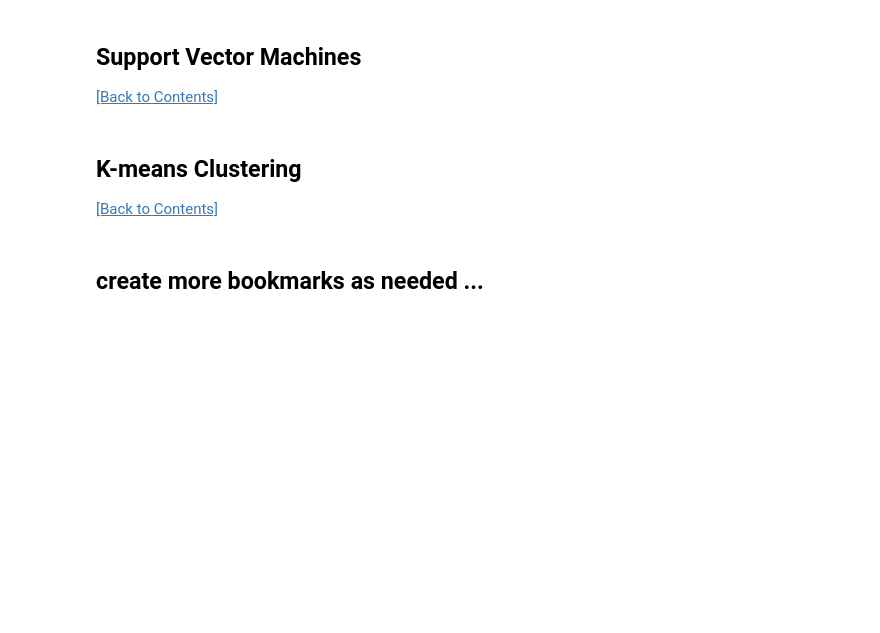
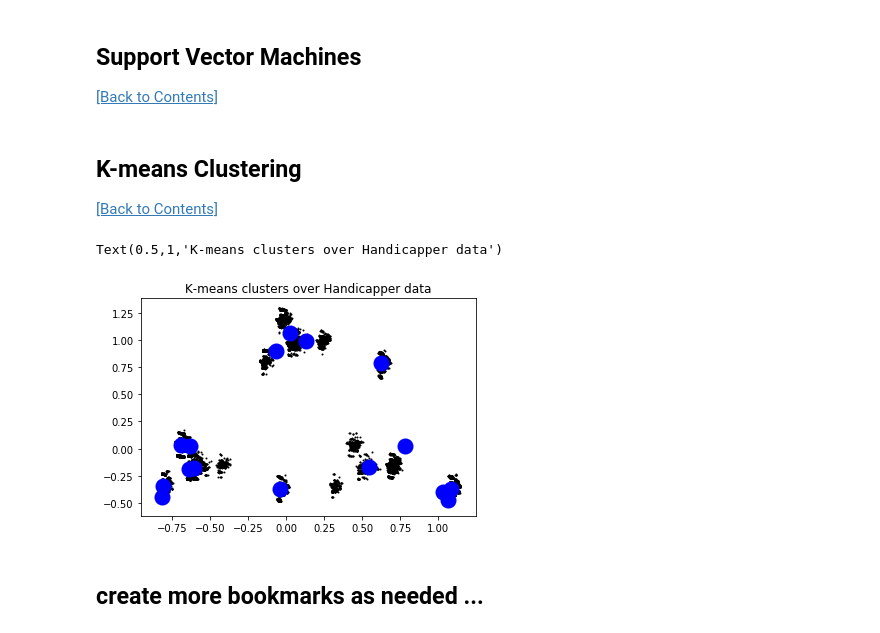
Before and after one commit to jayzuniga/w207_Final_Project, a Jupyter notebook: W207-Zheng_Pang_Zuniga.ipynb, the cells around one changed output. Saved outputs shown, nothing was run; the diff lists cells and outputs as text; code cells hidden in the pictures; blank space fills up the shorter version.

```diff
--- a/W207-Zheng_Pang_Zuniga.ipynb
+++ b/W207-Zheng_Pang_Zuniga.ipynb
@@ -1040,3 +1154,39 @@ avg / total       0.55      0.55      0.55      8083
+# %%
+# code
+from sklearn.cluster import KMeans
+from sklearn import metrics
+from sklearn.decomposition import PCA
+
+# Engineer features
+dummy_columns = ['League', 'Bet', 'Home', 'Away', 'Type', 'Handicapper']
+df_d = pd.get_dummies(df_orig.loc[df.Result=='Win', dummy_columns], columns=dummy_columns)
+
+# Reduce columns
+pca = PCA(n_components=20)
+df_d_pca = pca.fit_transform(df_d)
+
+# Create Training Set
+train_data = df_d_pca[:94400]
+
+# Create Test Set
+test_data = df_d_pca[94400:]
+
+# Run clusters on correctly predicted data
+kmeans = KMeans(init='k-means++', n_clusters=16, n_init=10)
+kmeans.fit(train_data)
+
+# Plot the data
+plt.plot(train_data[:, 0], train_data[:, 1], 'k.', markersize=2)
+
+# Plot the centroids as a blue circles
+centroids = kmeans.cluster_centers_
+plt.scatter(centroids[:, 0], centroids[:, 1],
+            marker='o', s=169, linewidths=3,
+            color='b', zorder=10)
+plt.title('K-means clusters over Handicapper data')
+# %% [output]
+Text(0.5,1,'K-means clusters over Handicapper data')
+[figure, added]
 # %%
 # add contents
 # %% [markdown]
```
Also changed, not shown: parts of 20 cells of this notebook.
